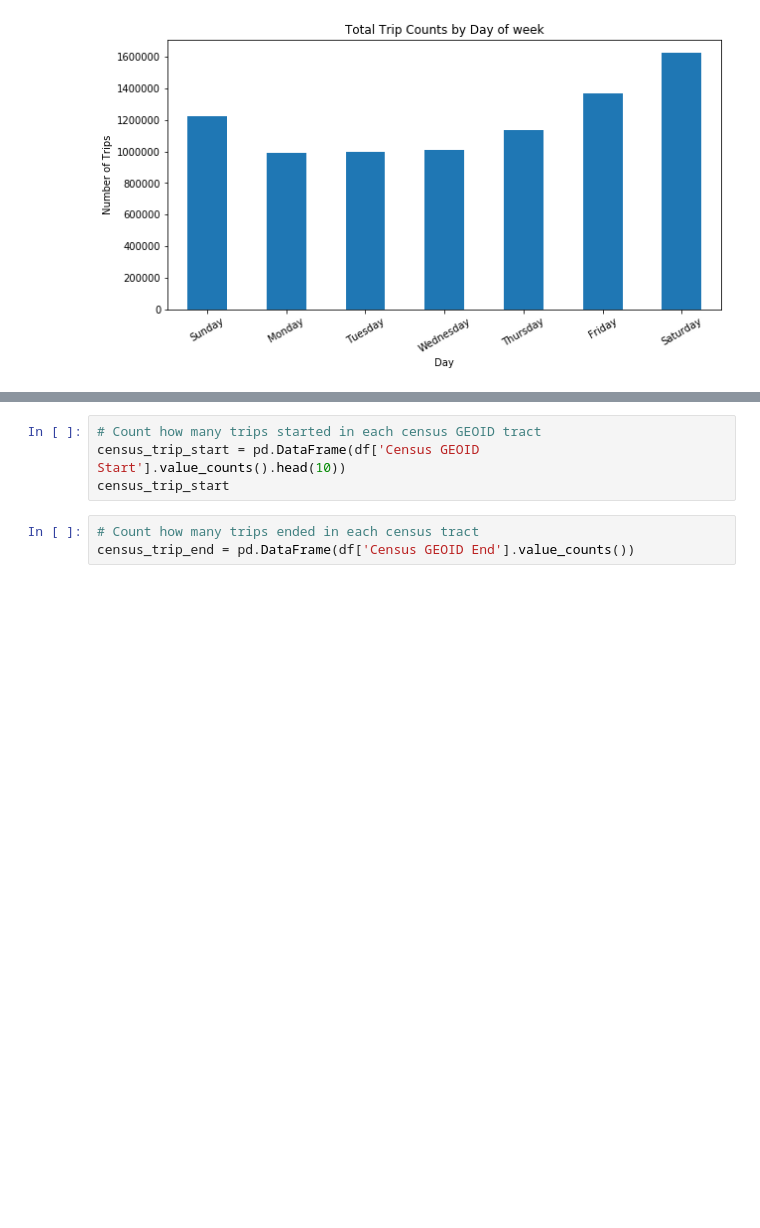
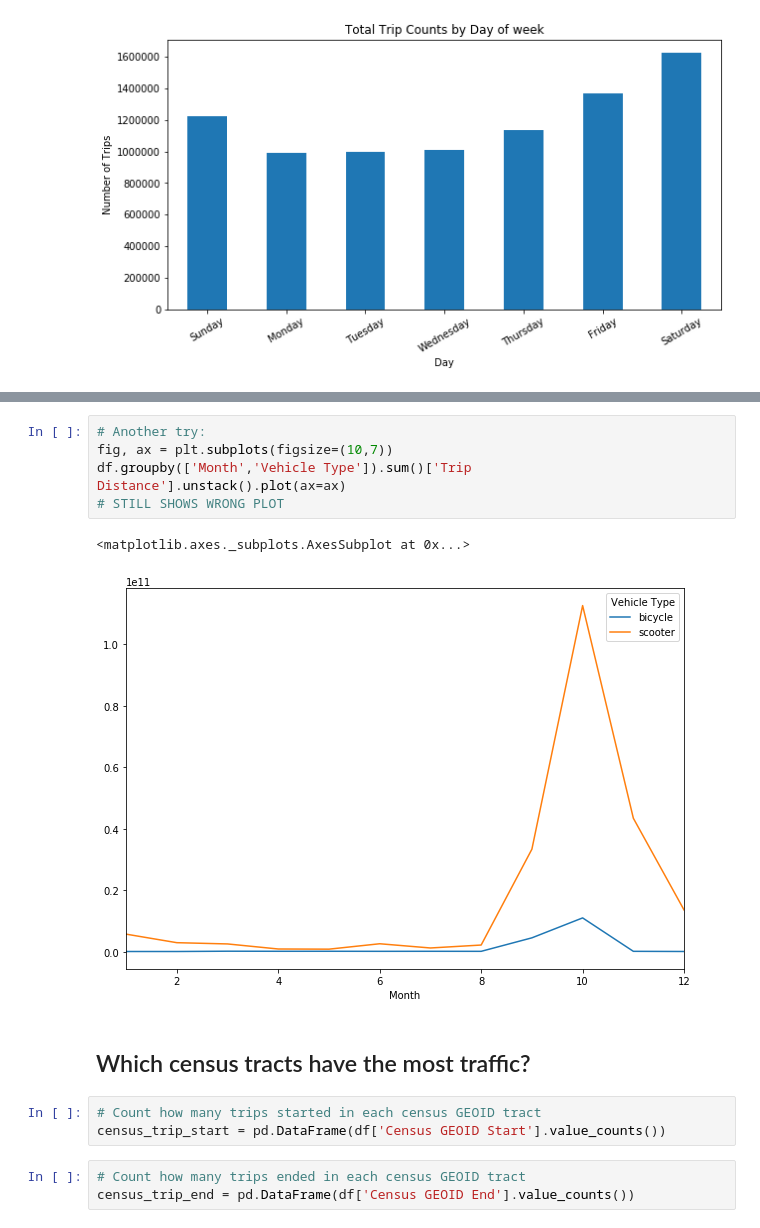
Before and after one commit to sheetalbongale/Scooters-In-Austin-Data-Analysis, a Jupyter notebook: notebooks/shared_mobility_AODP/data_story_sm.ipynb, the cells around one changed output, grey strips where cells are left out. Saved outputs shown, nothing was run; the diff lists cells and outputs as text; blank space fills up the shorter version.

```diff
--- a/notebooks/shared_mobility_AODP/data_story_sm.ipynb
+++ b/notebooks/shared_mobility_AODP/data_story_sm.ipynb
@@ -76,8 +94,17 @@ plt.show()
+# %%
+# Another try:
+fig, ax = plt.subplots(figsize=(10,7))
+df.groupby(['Month','Vehicle Type']).sum()['Trip Distance'].unstack().plot(ax=ax)
+# STILL SHOWS WRONG PLOT
+# %% [output]
+<matplotlib.axes._subplots.AxesSubplot at 0x...>
+[figure, added]
+# %% [markdown]
+## Which census tracts have the most traffic?
 # %%
 # Count how many trips started in each census GEOID tract
-census_trip_start = pd.DataFrame(df['Census GEOID Start'].value_counts().head(10))
-census_trip_start
+census_trip_start = pd.DataFrame(df['Census GEOID Start'].value_counts())
 # %%
-# Count how many trips ended in each census tract
+# Count how many trips ended in each census GEOID tract
 census_trip_end = pd.DataFrame(df['Census GEOID End'].value_counts())
 # %%
```
Also changed, not shown: parts of 27 cells of this notebook, 13 other files.
